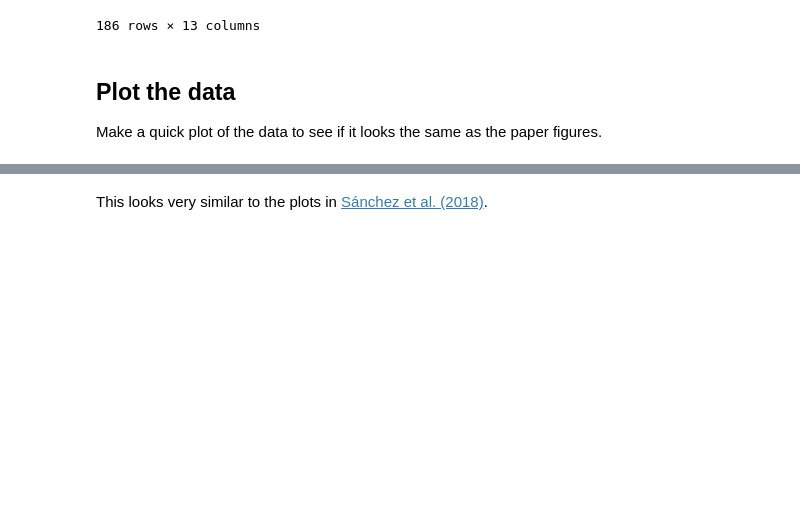
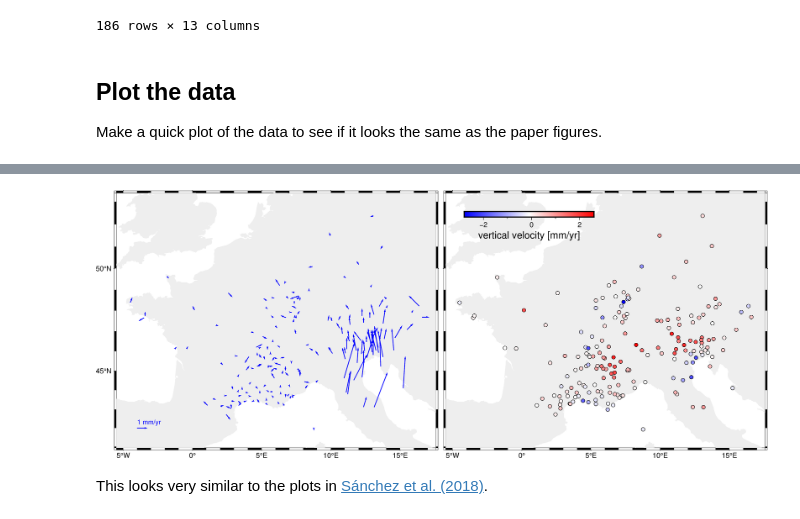
Before and after one commit to fatiando/data, a Jupyter notebook: alps-gps-velocity/prepare.ipynb, the cells around one changed output, grey strips where cells are left out. Drawn from its saved outputs; the diff is of its cells as text; code cells hidden in the pictures; blank space fills up the shorter version.

Commit message:
Make the figure with pygmt

```diff
--- a/alps-gps-velocity/prepare.ipynb
+++ b/alps-gps-velocity/prepare.ipynb
@@ -272,3 +233,64 @@ plt.show()
+# %%
+angle = np.degrees(np.arctan2(data.velocity_north_mmyr, data.velocity_east_mmyr))
+length = np.hypot(data.velocity_north_mmyr, data.velocity_east_mmyr)
+# %%
+region = vd.pad_region(vd.get_region((data.longitude, data.latitude)), pad=1)
+# %%
+fig = pygmt.Figure()
+with fig.subplot(
+    nrows=1,
+    ncols=2,
+    figsize=("35c", "15c"),
+    sharey="l",  # shared y-axis on the left side
+    frame="WSrt",
+):
+    with fig.set_panel(0):
+        fig.basemap(region=region, projection="M?", frame="af")
+        fig.coast(area_thresh=1e4, land="#eeeeee")
+        scale_factor = 2 / length.max()
+        fig.plot(
+            x=data.longitude,
+            y=data.latitude,
+            direction=[angle, length * scale_factor],
+            style="v0.15c+e",
+            color="blue",
+            pen="1p,blue",
+        )
+        # Plot a quiver caption
+        fig.plot(
+            x=-4,
+            y=42,
+            direction=[[0], [1 * scale_factor]],
+            style="v0.15c+e",
+            color="blue",
+            pen="1p,blue",
+        )
+        fig.text(
+            x=-4,
+            y=42.2,
+            text=f"1 mm/yr",
+            justify="BL",
+            font="10p,Helvetica,blue",
+        )
+    with fig.set_panel(1):
+        fig.basemap(region=region, projection="M?", frame="af")
+        fig.coast(area_thresh=1e4, land="#eeeeee")
+        pygmt.makecpt(cmap="polar", series=[data.velocity_up_mmyr.min(), data.velocity_up_mmyr.max()])
+        fig.plot(
+            x=data.longitude,
+            y=data.latitude,
+            color=data.velocity_up_mmyr,
+            style="c0.2c",
+            cmap=True,
+            pen="0.5p,black",
+        )
+        fig.colorbar(
+            frame='af+l"vertical velocity [mm/yr]"',
+            position="jTL+w7c/0.3c+h+o1/1",
+        )
+fig.show(width=1000)
+# %% [output]
+[figure, added]
 # %% [markdown]
 This looks very similar to the plots in [Sánchez et al. (2018)](https://doi.org/10.5194/essd-10-1503-2018).
 # %%
```
Also changed, not shown: parts of 3 cells of this notebook.
